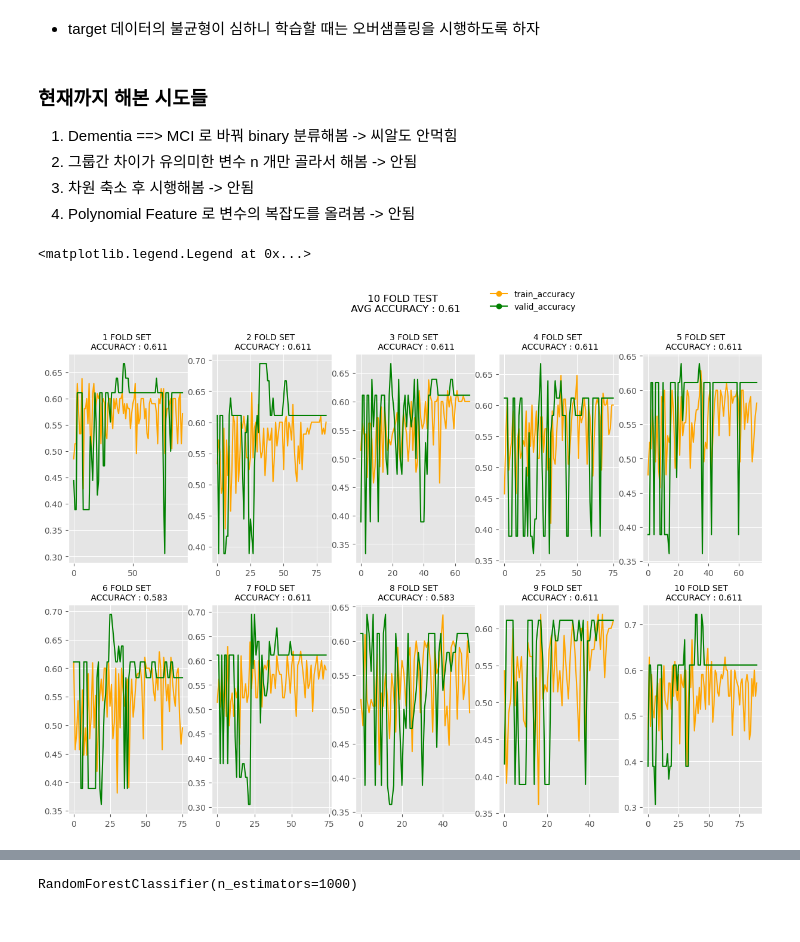
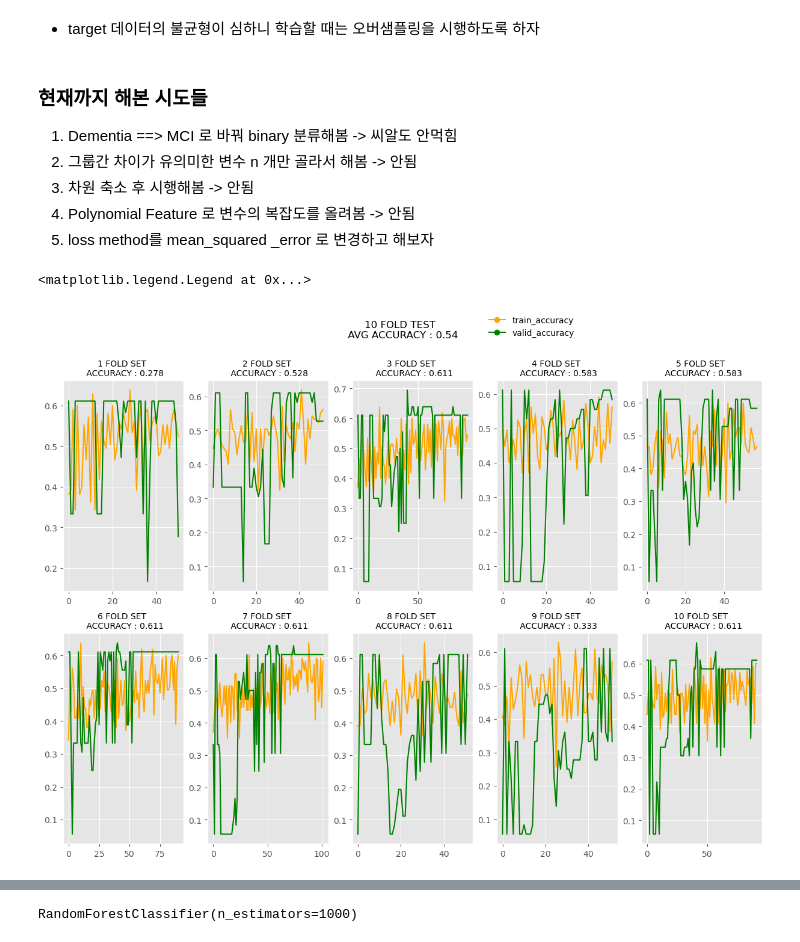
Before and after one commit to yonghyeun/Dementia_Analysis, a Jupyter notebook: LifeLog data/[라이프로그] 활동내역 데이터 모델링.ipynb, the cells around one changed output, grey strips where cells are left out. Saved outputs shown, nothing was run; the diff lists cells and outputs as text; code cells hidden in the pictures.

```diff
--- a/LifeLog data/[라이프로그] 활동내역 데이터 모델링.ipynb
+++ b/LifeLog data/[라이프로그] 활동내역 데이터 모델링.ipynb
@@ -251,14 +251,14 @@ def create_dnn(INPUT_SHAPE,
 
     x = layers.BatchNormalization()(x)
 
-    outputs = layers.Dense(1, activation = 'sigmoid',
+    outputs = layers.Dense(3, activation = 'softmax',
                                 kernel_initializer = initializers.GlorotNormal())(x)
 
     return keras.Model(inputs,outputs)
 # %%
 data = df.copy()
 
-data.loc[data['target'] == 'Dem', 'target'] = 'MCI'
+# data.loc[data['target'] == 'Dem', 'target'] = 'MCI'
 # %%
 from sklearn.preprocessing import PolynomialFeatures
 # %% [markdown]
@@ -268,6 +268,7 @@ from sklearn.preprocessing import PolynomialFeatures
 2. 그룹간 차이가 유의미한 변수 n 개만 골라서 해봄 -> 안됨
 3. 차원 축소 후 시행해봄 -> 안됨
 4. Polynomial Feature 로 변수의 복잡도를 올려봄 -> 안됨
+5. loss method를 mean_squared _error 로 변경하고 해보자
 # %%
 REPEATE = 10
 
@@ -275,19 +276,21 @@ poly = PolynomialFeatures(degree =3, include_bias=False)
 
 
 X = data[selected_features]
+
+# X = data.drop('target',axis = 1)
 Y = data['target']
 
 X = poly.fit_transform(X)
 
 params= {'INPUT_SHAPE':X.shape[1:],
-        'FIRST_NODE':128,
+        'FIRST_NODE':512,
         'ALPHA':0.01,
-        'LAYERS':10,
-        'HIDDEN_NODE':32,
-        'DROPOUT_RATE':0.3}
+        'LAYERS':15,
+        'HIDDEN_NODE':256,
+        'DROPOUT_RATE':0.5}
 
 
-optimizers = {'loss': 'binary_crossentropy',
+optimizers = {'loss': 'categorical_crossentropy',
                 'optimizer': tf.optimizers.legacy.Adam(learning_rate=0.1),
                 'metrics': ['accuracy']}
 
@@ -302,6 +305,7 @@ avg_score = 0
 
 x_test_list = []
 y_test_list = []
+model_list = []
 
 smote = SMOTE(random_state=42)
 
@@ -317,43 +321,46 @@ for i in range(REPEATE):
 
     enc = LabelEncoder()
 
-    y_train,y_test = enc.fit_transform(y_train), enc.fit_transform(y_test)
+    # y_train,y_test = enc.fit_transform(y_train), enc.fit_transform(y_test)
 
-    # y_train , y_test = one_hot_encoder(y_train),one_hot_encoder(y_test)
+    y_train , y_test = one_hot_encoder(y_train),one_hot_encoder(y_test)
 
     model = create_dnn(**params)
     model.compile(**optimizers)
+
 
     history = model.fit(x_train,y_train,
                 validation_data = (x_test,y_test),
                 epochs = 9999,
                 callbacks = [early_stopping],
                 verbose = 0)
+
+    model_list.append(model)
 
     score = model.evaluate(x_test,y_test,verbose = 0)[-1]
 
     avg_score += score / REPEATE
 
     ax[i].plot(history.history['accuracy'], c = 'orange',label = 'train_accuracy')
     ax[i].plot(history.history['val_accuracy'], c = 'green',label = 'valid_accuracy')
 
     ax[i].set_title(f'{i + 1} FOLD SET \n ACCURACY : {round(score,3)}', fontsize = 10)
 
 
 fig.suptitle(f'10 FOLD TEST \n AVG ACCURACY : {round(avg_score,2)}')
 
 
 color = ['orange','green']
 label = ['train_accuracy','valid_accuracy']
 legend_color = {'train_accuracy':'orange','valid_accuracy':'green'}
 
 
 legend_elements = [plt.Line2D([0], [0], marker='o', color=color, label=label)
                     for label, color in legend_color.items()]
 
 fig.legend(handles=legend_elements,
             bbox_to_anchor = (0.7,1),
             frameon = False)
 # %% [output]
 <matplotlib.legend.Legend at 0x...>
-[figure, old version]
+[figure, new version]
```
Also changed, not shown: parts of 13 cells of this notebook.
